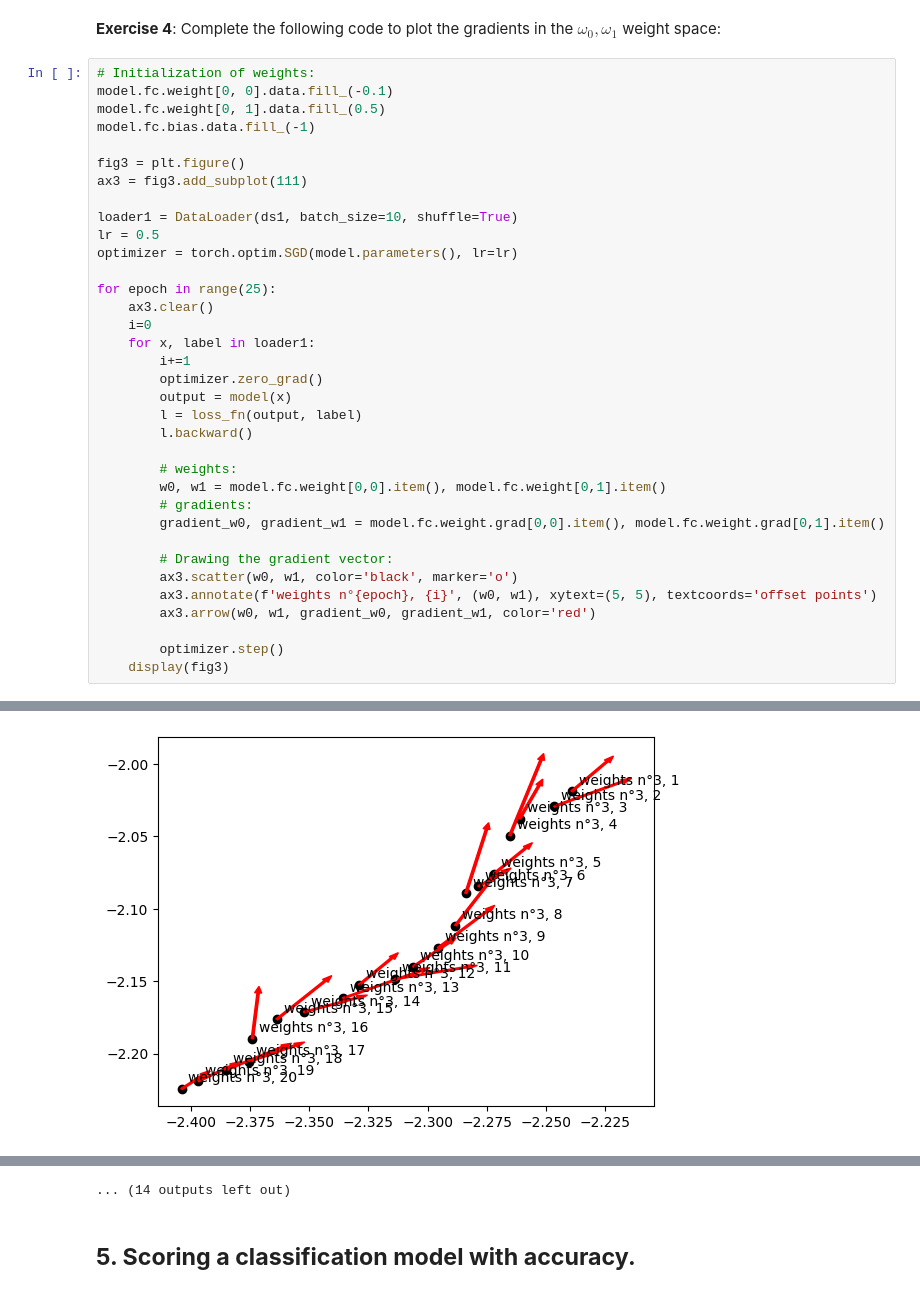
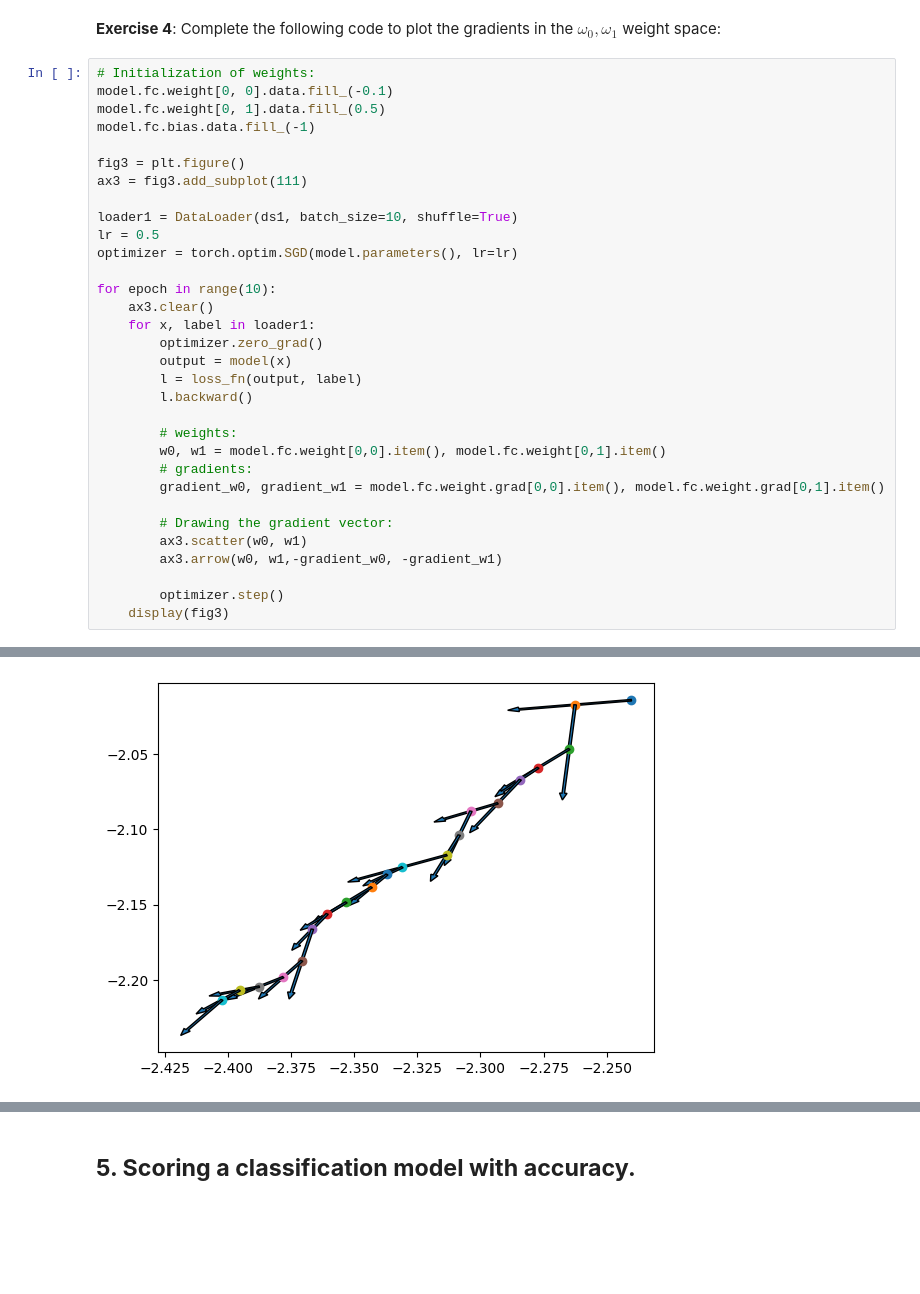
Before and after one commit to berbessout/ML_S5_etudiants, a Jupyter notebook: practicals/P1/P1_instructions.ipynb, the cells around one changed output, grey strips where cells are left out. Drawn from its saved outputs; the diff is of its cells as text; blank space fills up the shorter version.

```diff
--- a/practicals/P1/P1_instructions.ipynb
+++ b/practicals/P1/P1_instructions.ipynb
@@ -319,11 +318,9 @@ loader1 = DataLoader(ds1, batch_size=10, shuffle=True)
 lr = 0.5
 optimizer = torch.optim.SGD(model.parameters(), lr=lr)
 
-for epoch in range(25):
+for epoch in range(10):
     ax3.clear()
-    i=0
     for x, label in loader1:
-        i+=1
         optimizer.zero_grad()
         output = model(x)
         l = loss_fn(output, label)
@@ -335,9 +332,8 @@ for epoch in range(25):
         gradient_w0, gradient_w1 = model.fc.weight.grad[0,0].item(), model.fc.weight.grad[0,1].item()
 
         # Drawing the gradient vector:
-        ax3.scatter(w0, w1, color='black', marker='o')
-        ax3.annotate(f'weights n°{epoch}, {i}', (w0, w1), xytext=(5, 5), textcoords='offset points')
-        ax3.arrow(w0, w1, gradient_w0, gradient_w1, color='red')
+        ax3.scatter(w0, w1)
+        ax3.arrow(w0, w1,-gradient_w0, -gradient_w1)
 
         optimizer.step()
     display(fig3)
@@ -348 +344 @@ for epoch in range(25):
-[figure, old version]
+[figure, new version]
@@ -357,4 +352,3 @@ for epoch in range(25):
-... (14 outputs left out)
 # %% [markdown]
 ## **5. Scoring a classification model with accuracy.**
 # %% [markdown]
```
Also changed, not shown: parts of 19 cells of this notebook.
